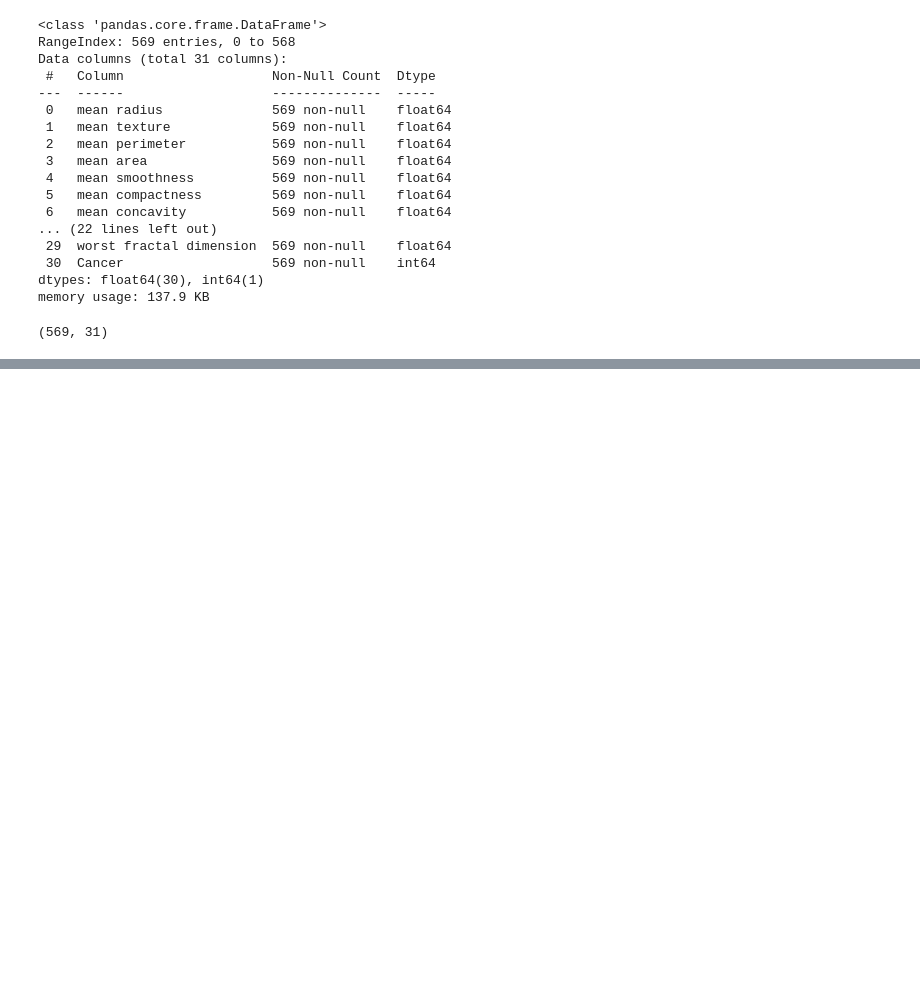
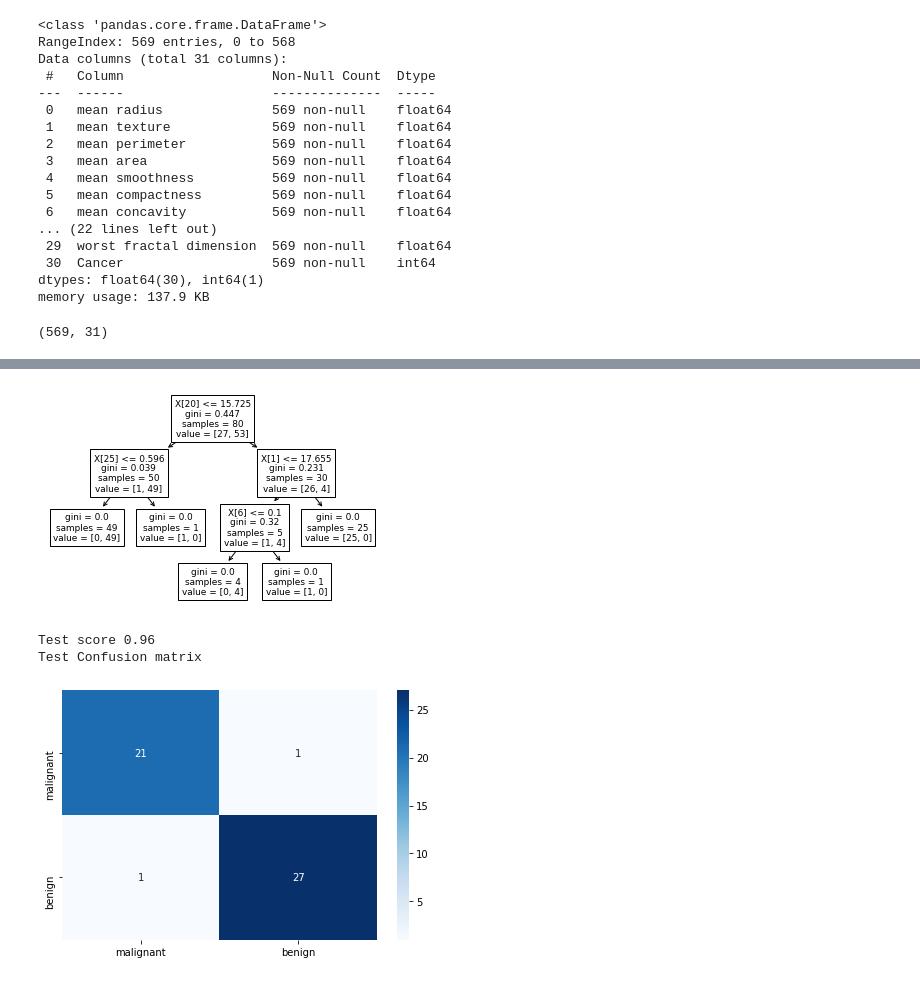
Before and after one commit to abhisheka12/bagging, a Jupyter notebook: bagging-classifier-breastcancer.ipynb, the cells around one changed output, grey strips where cells are left out. Drawn from its saved outputs; the diff is of its cells as text; code cells hidden in the pictures; blank space fills up the shorter version.

```diff
--- a/bagging-classifier-breastcancer.ipynb
+++ b/bagging-classifier-breastcancer.ipynb
@@ -152,0 +118,8 @@ print(np.round(np.mean(x),2))
+# %%
+# 1st Subset of Data for Tree
+df_bag = df_train.sample(80,replace=True)
+
+X = df_bag.drop('Cancer',axis=1)
+y = df_bag['Cancer']
+
+df_bag
@@ -152,0 +147,27 @@ print(np.round(np.mean(x),2))
+# %%
+classes = ['malignant', 'benign']
+def plot_confusionmatrix(pred,y_test,dom):
+    print(f'{dom} Confusion matrix')
+    cf = confusion_matrix(y_test,pred)
+    sns.heatmap(cf,annot=True,yticklabels=classes
+               ,xticklabels=classes,cmap='Blues', fmt='g')
+    plt.tight_layout()
+    plt.show()
+# %%
+def evaluate(clf,X,y):
+    clf.fit(X,y)
+    plot_tree(clf)
+    plt.show()
+    #plot_decision_regions(X.values, y.values, clf=clf)
+    y_pred = clf.predict(X_test)
+    print(f'Test score {accuracy_score(y_pred,y_test)}')
+    plot_confusionmatrix(y_pred,y_test,dom='Test')
+# %%
+dt_bag1 = DecisionTreeClassifier()
+# %%
+evaluate(dt_bag1,X,y)
+# %% [output]
+[figure, added]
+Test score 0.96
+Test Confusion matrix
+[figure, added]
```
Also changed, not shown: parts of 29 cells of this notebook.
